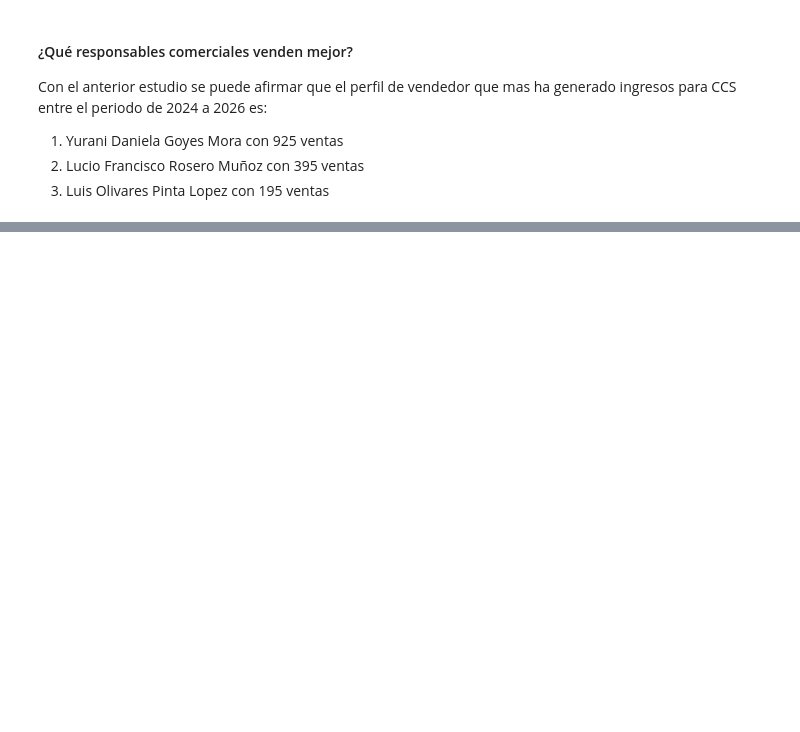
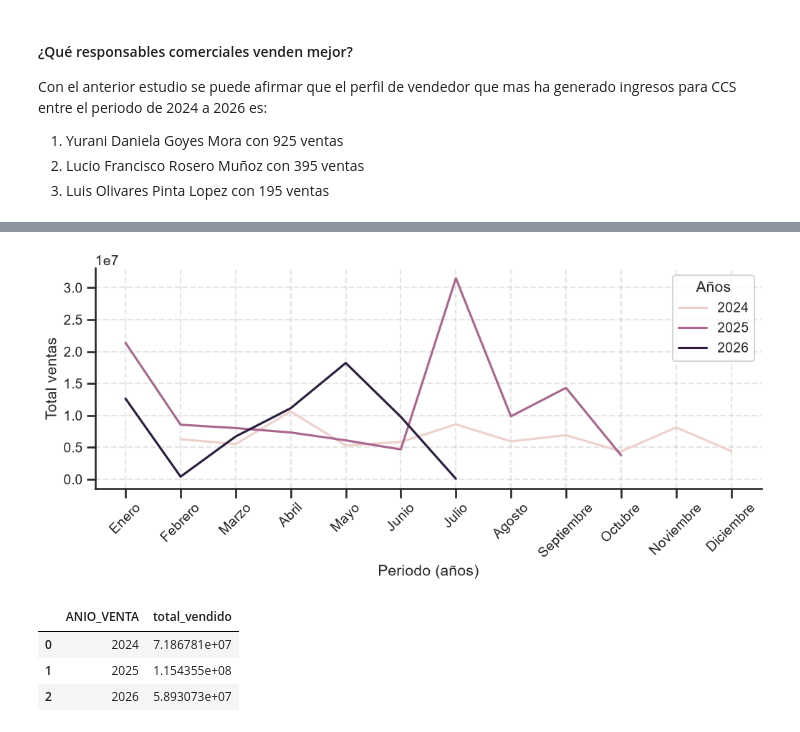
Before and after one commit to CabHug/CCS_Data_Analysis, a Jupyter notebook: 03_exploratory_data_analysis.ipynb, the cells around one changed output, grey strips where cells are left out. Drawn from its saved outputs; the diff is of its cells as text; code cells hidden in the pictures; blank space fills up the shorter version.

Commit message:
ending EDA and add opp clases for visualizations

```diff
--- a/03_exploratory_data_analysis.ipynb
+++ b/03_exploratory_data_analysis.ipynb
@@ -434,0 +387,6 @@ Con el anterior estudio se puede afirmar que el perfil de vendedor  que mas ha g
+# %%
+resumen_ventas_tiempo = df_fv.groupby(['ANIO_VENTA', 'MES_VENTA']).agg(
+    total_vendido = ('PRECIO_NETO', 'sum')
+).reset_index()
+
+resumen_ventas_tiempo
@@ -434,0 +411,56 @@ Con el anterior estudio se puede afirmar que el perfil de vendedor  que mas ha g
+# %%
+plt.figure(figsize=(12,4))
+
+# Define month order
+orden_meses = ["Enero","Febrero","Marzo","Abril","Mayo","Junio",
+               "Julio","Agosto","Septiembre","Octubre","Noviembre","Diciembre"]
+
+# Convert object column to categorical column and order the categories
+resumen_ventas_tiempo["MES_VENTA"] = pd.Categorical(
+    resumen_ventas_tiempo["MES_VENTA"],
+    categories=orden_meses,
+    ordered=True
+)
+
+
+style = {
+"axes.spines.top": False,
+"axes.spines.right": False,
+"axes.grid": True,
+"grid.linestyle": "--",
+"grid.alpha": 0.5,
+"font.family": "sans-serif"
+}
+
+sns.set_theme(style="ticks", rc=style)
+sns.set_context("talk", font_scale=0.85)
+
+palette_premium = ["#1e3a8a", "#0d9488", "#e11d48", "#64748b"]
+sns.set_palette(sns.color_palette(palette_premium))
+
+sns.lineplot(
+    data=resumen_ventas_tiempo,
+    x='MES_VENTA',
+    y='total_vendido',
+    hue='ANIO_VENTA'
+)
+
+plt.xlabel('Periodo (años)')
+plt.legend(title='Años')
+plt.ylabel('Total ventas')
+
+plt.xticks(rotation=45)
+plt.show()
+# %% [output]
+[figure, added]
+# %%
+resumen_ventas_tiempo2 = df_fv.groupby(['ANIO_VENTA']).agg(
+    total_vendido = ('PRECIO_NETO', 'sum')
+).reset_index()
+
+resumen_ventas_tiempo2
+# %% [output]
+|  | ANIO_VENTA | total_vendido |
+| 0 | 2024 | 7.186781e+07 |
+| 1 | 2025 | 1.154355e+08 |
+| 2 | 2026 | 5.893073e+07 |
```
Also changed, not shown: parts of 38 cells of this notebook, 2 other files.
